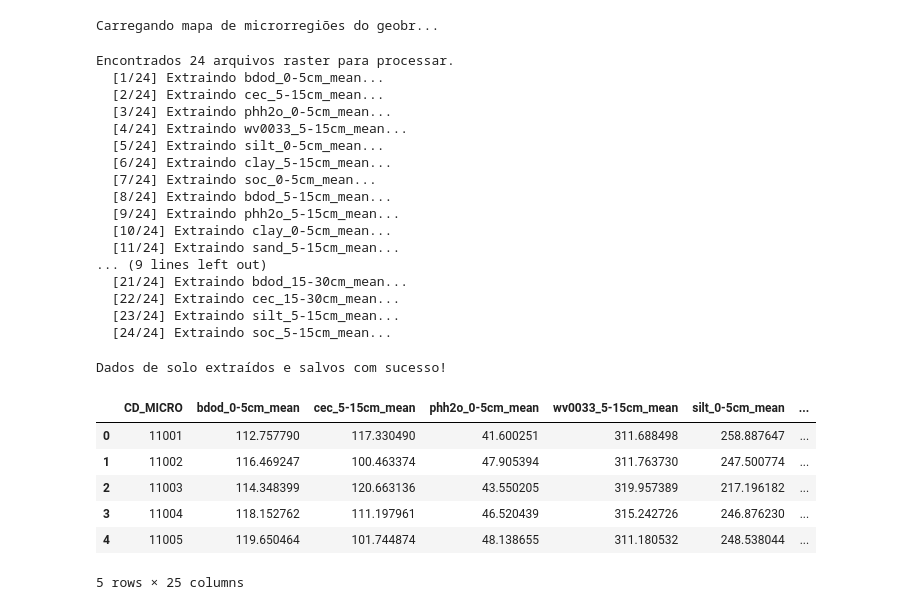
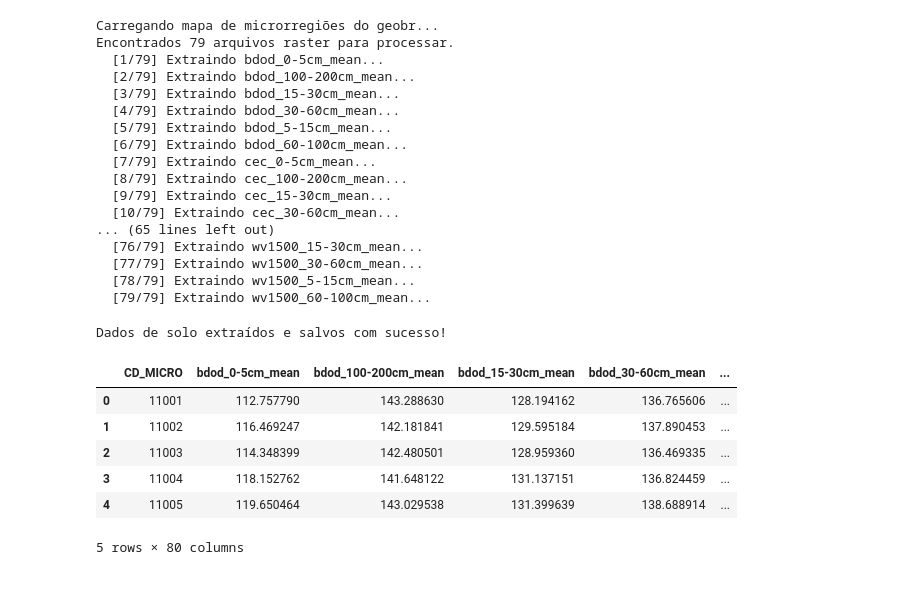
Before and after one commit to vitorok03/projeto-pcd2, a Jupyter notebook: notebooks/pipeline/03_processar_solo.ipynb, the cells around one changed output. Drawn from its saved outputs; the diff is of its cells as text; code cells hidden in the pictures.

Commit message:
analise solo completo

```diff
--- a/notebooks/pipeline/03_processar_solo.ipynb
+++ b/notebooks/pipeline/03_processar_solo.ipynb
@@ -3,42 +3,45 @@ import sys
 from pathlib import Path
 sys.path.append(str(Path.cwd().parent.parent))
 
-from src.soja_clima.solo import processar_dados_soilgrids
+from src.soja_clima.solo import processar_dados_soilgrids, converter_unidades
+
+CONVERTER = False
 # %%
 RAW_DIR = Path("../../data/raw")
 PROCESSED_DIR = Path("../../data/processed")
 PASTA_SOILGRIDS = RAW_DIR / "soil"
 # %%
 df_solo = processar_dados_soilgrids(str(PASTA_SOILGRIDS))
+if CONVERTER:
+    df_solo = converter_unidades(df_solo)
 # %% [output]
 Carregando mapa de microrregiões do geobr...
+Encontrados 79 arquivos raster para processar.
+  [1/79] Extraindo bdod_0-5cm_mean...
+  [2/79] Extraindo bdod_100-200cm_mean...
+  [3/79] Extraindo bdod_15-30cm_mean...
+  [4/79] Extraindo bdod_30-60cm_mean...
+  [5/79] Extraindo bdod_5-15cm_mean...
+  [6/79] Extraindo bdod_60-100cm_mean...
+  [7/79] Extraindo cec_0-5cm_mean...
+  [8/79] Extraindo cec_100-200cm_mean...
+  [9/79] Extraindo cec_15-30cm_mean...
+  [10/79] Extraindo cec_30-60cm_mean...
+... (65 lines left out)
+  [76/79] Extraindo wv1500_15-30cm_mean...
+  [77/79] Extraindo wv1500_30-60cm_mean...
+  [78/79] Extraindo wv1500_5-15cm_mean...
+  [79/79] Extraindo wv1500_60-100cm_mean...
-Encontrados 24 arquivos raster para processar.
-  [1/24] Extraindo bdod_0-5cm_mean...
-  [2/24] Extraindo cec_5-15cm_mean...
-  [3/24] Extraindo phh2o_0-5cm_mean...
-  [4/24] Extraindo wv0033_5-15cm_mean...
-  [5/24] Extraindo silt_0-5cm_mean...
-  [6/24] Extraindo clay_5-15cm_mean...
-  [7/24] Extraindo soc_0-5cm_mean...
-  [8/24] Extraindo bdod_5-15cm_mean...
-  [9/24] Extraindo phh2o_5-15cm_mean...
-  [10/24] Extraindo clay_0-5cm_mean...
-  [11/24] Extraindo sand_5-15cm_mean...
-... (9 lines left out)
-  [21/24] Extraindo bdod_15-30cm_mean...
-  [22/24] Extraindo cec_15-30cm_mean...
-  [23/24] Extraindo silt_5-15cm_mean...
-  [24/24] Extraindo soc_5-15cm_mean...
 # %%
-df_solo.to_parquet(PROCESSED_DIR / "solo_microrregioes_limpo.parquet", index=False)
+df_solo.to_parquet(PROCESSED_DIR / "solo_microrregioes_limpo_completo.parquet", index=False)
 print("Dados de solo extraídos e salvos com sucesso!")
 display(df_solo.head())
 # %% [output]
 Dados de solo extraídos e salvos com sucesso!
-|  | CD_MICRO | bdod_0-5cm_mean | cec_5-15cm_mean | phh2o_0-5cm_mean | wv0033_5-15cm_mean | silt_0-5cm_mean | ... |
-| 0 | 11001 | 112.757790 | 117.330490 | 41.600251 | 311.688498 | 258.887647 | ... |
-| 1 | 11002 | 116.469247 | 100.463374 | 47.905394 | 311.763730 | 247.500774 | ... |
-| 2 | 11003 | 114.348399 | 120.663136 | 43.550205 | 319.957389 | 217.196182 | ... |
-| 3 | 11004 | 118.152762 | 111.197961 | 46.520439 | 315.242726 | 246.876230 | ... |
-| 4 | 11005 | 119.650464 | 101.744874 | 48.138655 | 311.180532 | 248.538044 | ... |
+|  | CD_MICRO | bdod_0-5cm_mean | bdod_100-200cm_mean | bdod_15-30cm_mean | bdod_30-60cm_mean | ... |
+| 0 | 11001 | 112.757790 | 143.288630 | 128.194162 | 136.765606 | ... |
+| 1 | 11002 | 116.469247 | 142.181841 | 129.595184 | 137.890453 | ... |
+| 2 | 11003 | 114.348399 | 142.480501 | 128.959360 | 136.469335 | ... |
+| 3 | 11004 | 118.152762 | 141.648122 | 131.137151 | 136.824459 | ... |
+| 4 | 11005 | 119.650464 | 143.029538 | 131.399639 | 138.688914 | ... |
-5 rows × 25 columns
+5 rows × 80 columns
```
Also changed, not shown: 3 other files.
